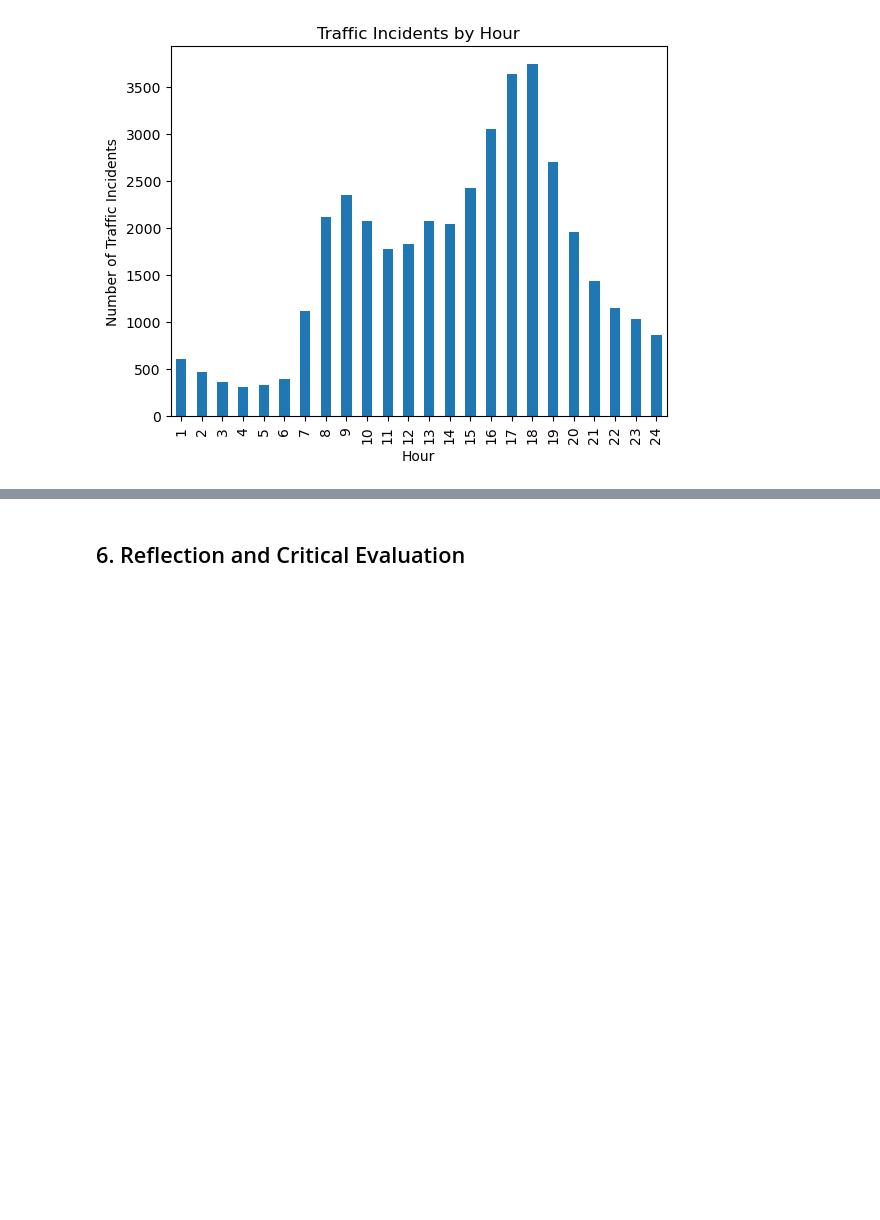
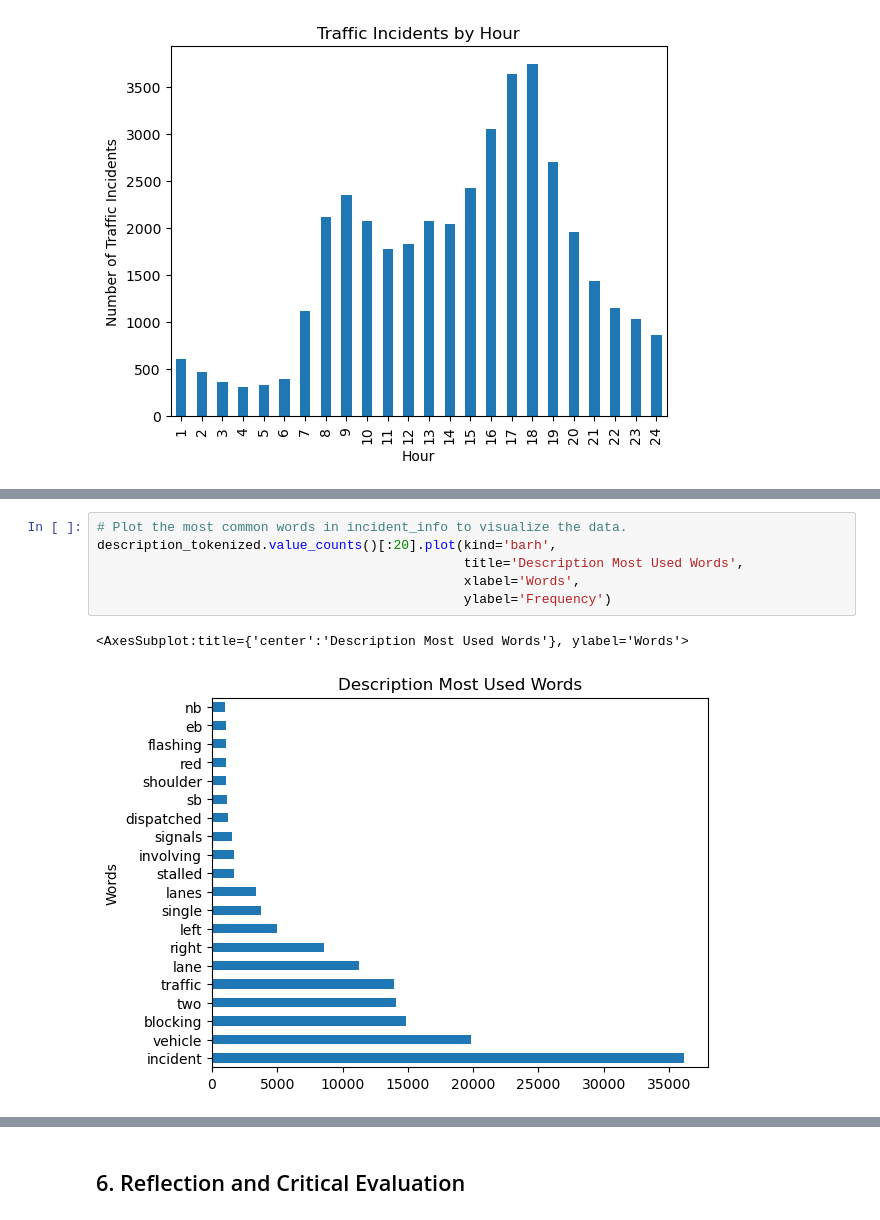
Before and after one commit to Gage-Fleming/City-of-Calgary-Data-Analysis, a Jupyter notebook: midterm.ipynb, the cells around one changed output, grey strips where cells are left out. Drawn from its saved outputs; the diff is of its cells as text; blank space fills up the shorter version.

```diff
--- a/midterm.ipynb
+++ b/midterm.ipynb
@@ -784,2 +867,11 @@ description_tokenized.value_counts()[:10]
+# %%
+# Plot the most common words in incident_info to visualize the data.
+description_tokenized.value_counts()[:20].plot(kind='barh',
+                                               title='Description Most Used Words',
+                                               xlabel='Words',
+                                               ylabel='Frequency')
+# %% [output]
+<AxesSubplot:title={'center':'Description Most Used Words'}, ylabel='Words'>
+[figure, added]
 # %%
 description_tokenized.value_counts()[-10:]
```
Also changed, not shown: parts of 46 cells of this notebook, 1 other file.
